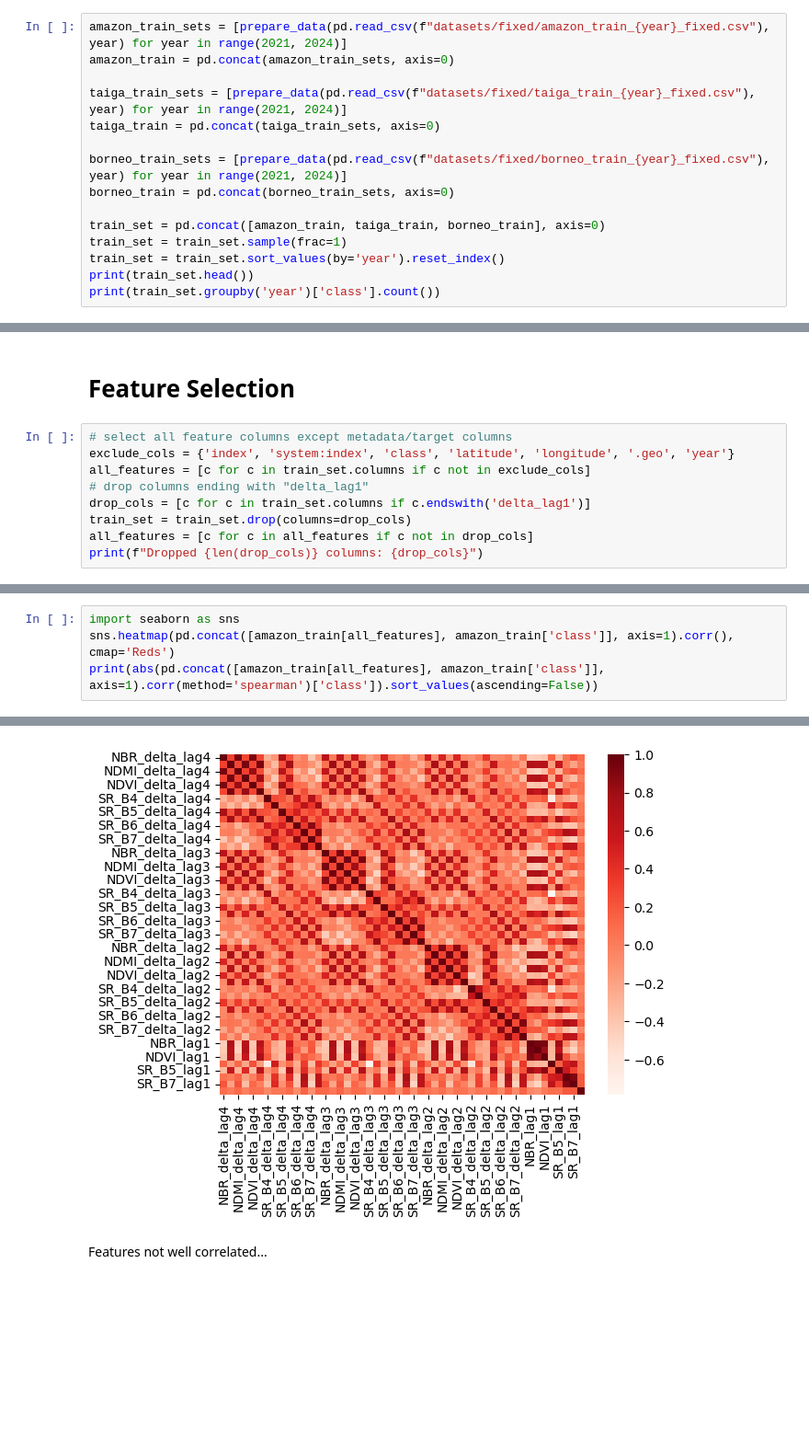
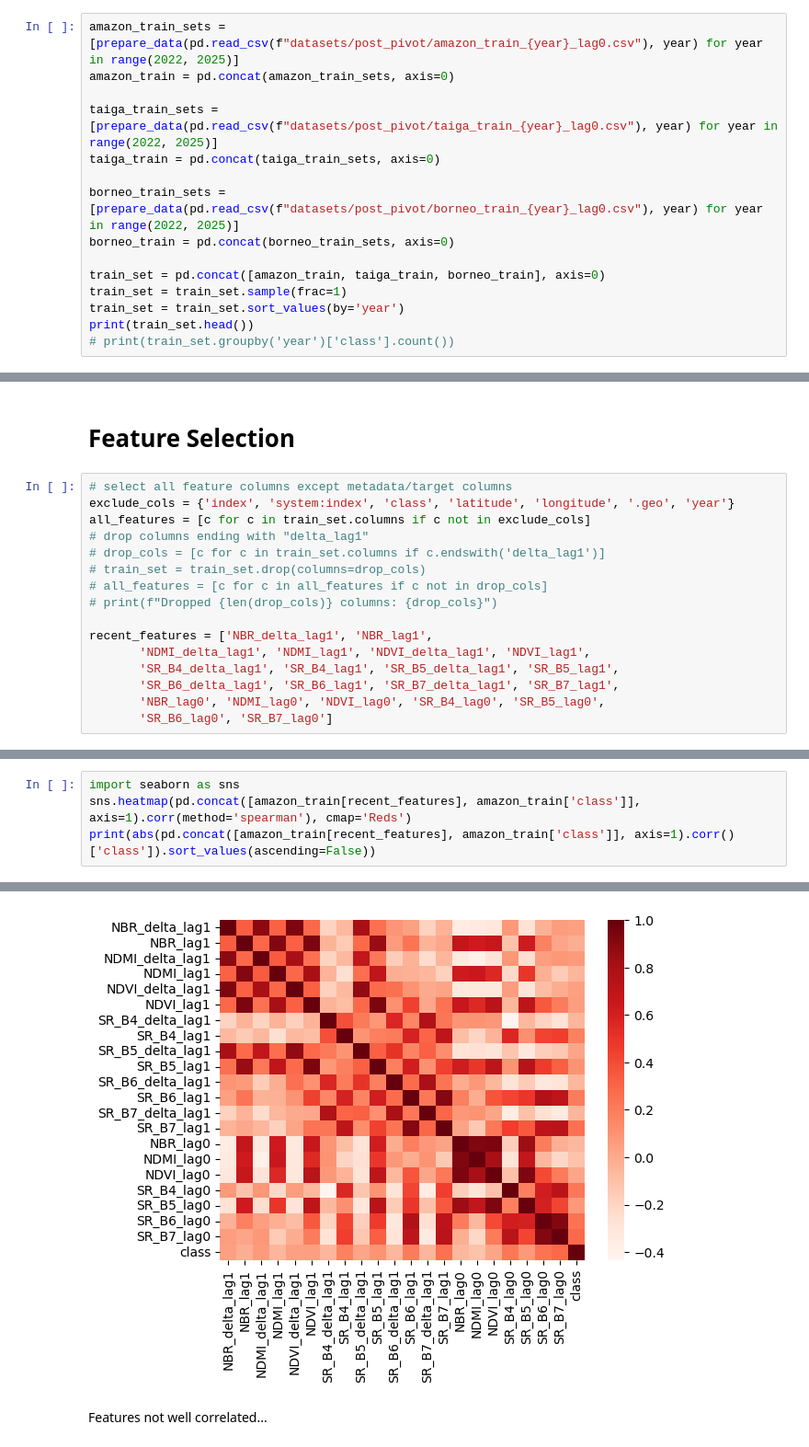
Before and after one commit to chankingsleykt/ForestWatch, a Jupyter notebook: model_comparison.ipynb, the cells around one changed output, grey strips where cells are left out. Shown at 92% size. Saved outputs shown, nothing was run; the diff lists cells and outputs as text; blank space fills up the shorter version.

Commit message:
cleaned up data collection code and extracted data

```diff
--- a/model_comparison.ipynb
+++ b/model_comparison.ipynb
@@ -14,18 +14,18 @@ def prepare_data(data, year):
     data = data.sample(frac=1)
     return data
 # %%
-amazon_train_sets = [prepare_data(pd.read_csv(f"datasets/fixed/amazon_train_{year}_fixed.csv"), year) for year in range(2021, 2024)]
+amazon_train_sets = [prepare_data(pd.read_csv(f"datasets/post_pivot/amazon_train_{year}_lag0.csv"), year) for year in range(2022, 2025)]
 amazon_train = pd.concat(amazon_train_sets, axis=0)
 
-taiga_train_sets = [prepare_data(pd.read_csv(f"datasets/fixed/taiga_train_{year}_fixed.csv"), year) for year in range(2021, 2024)]
+taiga_train_sets = [prepare_data(pd.read_csv(f"datasets/post_pivot/taiga_train_{year}_lag0.csv"), year) for year in range(2022, 2025)]
 taiga_train = pd.concat(taiga_train_sets, axis=0)
 
-borneo_train_sets = [prepare_data(pd.read_csv(f"datasets/fixed/borneo_train_{year}_fixed.csv"), year) for year in range(2021, 2024)]
+borneo_train_sets = [prepare_data(pd.read_csv(f"datasets/post_pivot/borneo_train_{year}_lag0.csv"), year) for year in range(2022, 2025)]
 borneo_train = pd.concat(borneo_train_sets, axis=0)
 
 train_set = pd.concat([amazon_train, taiga_train, borneo_train], axis=0)
 train_set = train_set.sample(frac=1)
-train_set = train_set.sort_values(by='year').reset_index()
+train_set = train_set.sort_values(by='year')
 print(train_set.head())
-print(train_set.groupby('year')['class'].count())
+# print(train_set.groupby('year')['class'].count())
 # %% [output]
@@ -72,7 +62,14 @@ Index(['system:index', 'NBR_delta_lag4', 'NBR_lag4', 'NDMI_delta_lag4',
 exclude_cols = {'index', 'system:index', 'class', 'latitude', 'longitude', '.geo', 'year'}
 all_features = [c for c in train_set.columns if c not in exclude_cols]
 # drop columns ending with "delta_lag1"
-drop_cols = [c for c in train_set.columns if c.endswith('delta_lag1')]
-train_set = train_set.drop(columns=drop_cols)
-all_features = [c for c in all_features if c not in drop_cols]
-print(f"Dropped {len(drop_cols)} columns: {drop_cols}")
+# drop_cols = [c for c in train_set.columns if c.endswith('delta_lag1')]
+# train_set = train_set.drop(columns=drop_cols)
+# all_features = [c for c in all_features if c not in drop_cols]
+# print(f"Dropped {len(drop_cols)} columns: {drop_cols}")
+
+recent_features = ['NBR_delta_lag1', 'NBR_lag1',
+       'NDMI_delta_lag1', 'NDMI_lag1', 'NDVI_delta_lag1', 'NDVI_lag1',
+       'SR_B4_delta_lag1', 'SR_B4_lag1', 'SR_B5_delta_lag1', 'SR_B5_lag1',
+       'SR_B6_delta_lag1', 'SR_B6_lag1', 'SR_B7_delta_lag1', 'SR_B7_lag1',
+       'NBR_lag0', 'NDMI_lag0', 'NDVI_lag0', 'SR_B4_lag0', 'SR_B5_lag0',
+       'SR_B6_lag0', 'SR_B7_lag0']
@@ -98,7 +86,7 @@ Index(['NBR_delta_lag4', 'NBR_lag4', 'NDMI_delta_lag4', 'NDMI_lag4',
       dtype='object')
 # %%
 import seaborn as sns
-sns.heatmap(pd.concat([amazon_train[all_features], amazon_train['class']], axis=1).corr(), cmap='Reds')
-print(abs(pd.concat([amazon_train[all_features], amazon_train['class']], axis=1).corr(method='spearman')['class']).sort_values(ascending=False))
+sns.heatmap(pd.concat([amazon_train[recent_features], amazon_train['class']], axis=1).corr(method='spearman'), cmap='Reds')
+print(abs(pd.concat([amazon_train[recent_features], amazon_train['class']], axis=1).corr()['class']).sort_values(ascending=False))
 # %% [output]
 class               1.000000
@@ -120,5 +108,5 @@ NDMI_lag4           0.001434
 Name: class, dtype: float64
-[figure, old version]
+[figure, new version]
 # %% [markdown]
 Features not well correlated...
 # %% [markdown]
```
Also changed, not shown: parts of 9 cells of this notebook, 43 other files.
